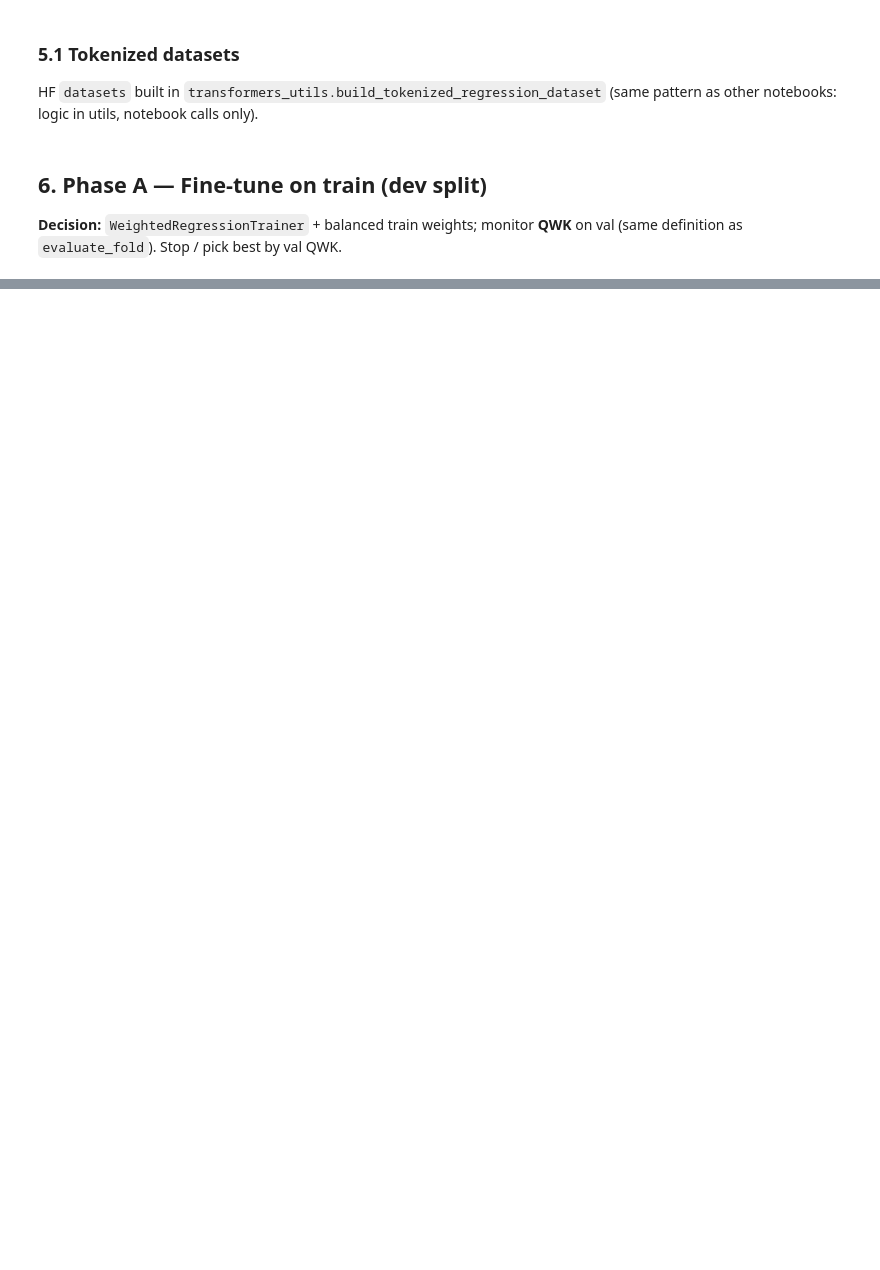
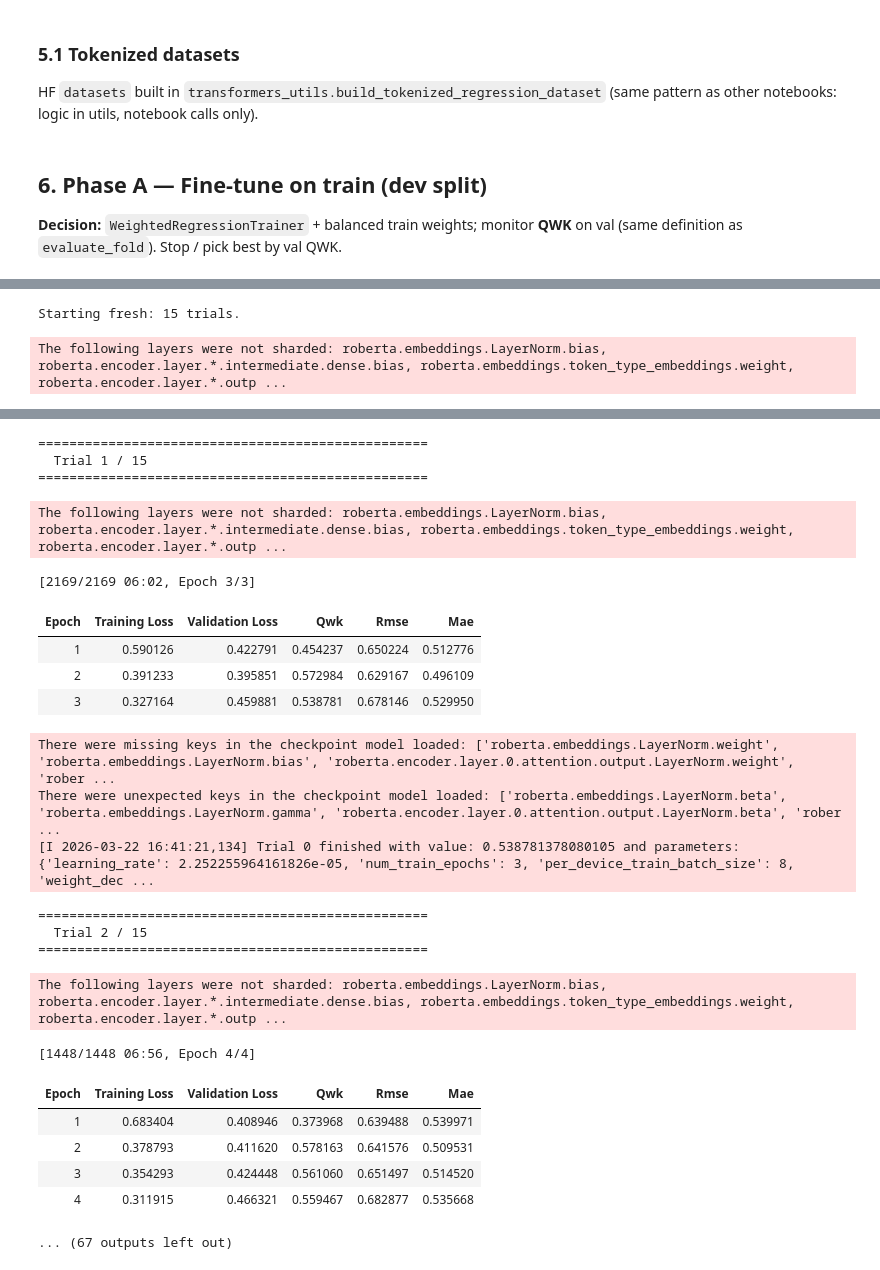
Before and after one commit to Noa-Gilad/Vocabulary-Level-Prediction, a Jupyter notebook: BERT_comparison.ipynb, the cells around one changed output, grey strips where cells are left out. Drawn from its saved outputs; the diff is of its cells as text; code cells hidden in the pictures; blank space fills up the shorter version.

```diff
--- a/BERT_comparison.ipynb
+++ b/BERT_comparison.ipynb
@@ -172,0 +230,54 @@ trainer_dev.train()
+# %%
+N_TRIALS = 15
+STUDY_NAME = "roberta_vocab_level"
+OPTUNA_STORAGE = "sqlite:///optuna_roberta.db"
+
+# Resume support: skip trials already persisted in the SQLite database.
+completed_trials = get_completed_optuna_trial_count(OPTUNA_STORAGE, STUDY_NAME)
+remaining_trials = max(0, N_TRIALS - completed_trials)
+
+if completed_trials > 0:
+    print(f"Resuming: {completed_trials} / {N_TRIALS} trials already done, {remaining_trials} remaining.")
+else:
+    print(f"Starting fresh: {N_TRIALS} trials.")
+
+model_init = build_model_init_fn(MODEL_NAME, n_trials=N_TRIALS, suppress_load_report=True)
+optuna_hp_space = build_optuna_hp_space_fn()
+compute_objective = build_compute_objective_fn(metric_key="eval_qwk")
+
+if remaining_trials > 0:
+    # Trainer for HP search: model=None, model_init rebuilds a fresh model each trial.
+    trainer_search = WeightedRegressionTrainer(
+        model=None,
+        model_init=model_init,
+        args=training_args_dev,
+        train_dataset=ds_train_dev,
+        eval_dataset=ds_val,
+        processing_class=tokenizer,
+        data_collator=data_collator,
+        compute_metrics=compute_metrics,
+    )
+
+    best_trial = trainer_search.hyperparameter_search(
+        direction="maximize",
+        backend="optuna",
+        hp_space=optuna_hp_space,
+        n_trials=remaining_trials,
+        compute_objective=compute_objective,
+        # kwargs forwarded to optuna.create_study for checkpoint / resume / pruning.
+        storage=OPTUNA_STORAGE,
+        study_name=STUDY_NAME,
+        load_if_exists=True,
+        pruner=optuna.pruners.MedianPruner(n_startup_trials=3, n_warmup_steps=1),
+    )
+else:
+    # All trials already done — load the study and reconstruct the BestRun.
+    study = optuna.load_study(study_name=STUDY_NAME, storage=OPTUNA_STORAGE)
+    bt = study.best_trial
+    best_trial = BestRun(str(bt.number), bt.value, bt.params)
+
+print(f"\nBest val QWK: {best_trial.objective:.4f}")
+print(f"Best hyperparameters: {best_trial.hyperparameters}")
+# %% [output]
+Starting fresh: 15 trials.
+The following layers were not sharded: roberta.embeddings.LayerNorm.bias, roberta.encoder.layer.*.intermediate.dense.bias, roberta.embeddings.token_type_embeddings.weight, roberta.encoder.layer.*.outp ...
@@ -173 +285,24 @@ trainer_dev.train()
+==================================================
+  Trial 1 / 15
+==================================================
+The following layers were not sharded: roberta.embeddings.LayerNorm.bias, roberta.encoder.layer.*.intermediate.dense.bias, roberta.embeddings.token_type_embeddings.weight, roberta.encoder.layer.*.outp ...
+[2169/2169 06:02, Epoch 3/3]
+| Epoch | Training Loss | Validation Loss | Qwk | Rmse | Mae |
+| 1 | 0.590126 | 0.422791 | 0.454237 | 0.650224 | 0.512776 |
+| 2 | 0.391233 | 0.395851 | 0.572984 | 0.629167 | 0.496109 |
+| 3 | 0.327164 | 0.459881 | 0.538781 | 0.678146 | 0.529950 |
+There were missing keys in the checkpoint model loaded: ['roberta.embeddings.LayerNorm.weight', 'roberta.embeddings.LayerNorm.bias', 'roberta.encoder.layer.0.attention.output.LayerNorm.weight', 'rober ...
+There were unexpected keys in the checkpoint model loaded: ['roberta.embeddings.LayerNorm.beta', 'roberta.embeddings.LayerNorm.gamma', 'roberta.encoder.layer.0.attention.output.LayerNorm.beta', 'rober ...
+[I 2026-03-22 16:41:21,134] Trial 0 finished with value: 0.538781378080105 and parameters: {'learning_rate': 2.252255964161826e-05, 'num_train_epochs': 3, 'per_device_train_batch_size': 8, 'weight_dec ...
+==================================================
+  Trial 2 / 15
+==================================================
+The following layers were not sharded: roberta.embeddings.LayerNorm.bias, roberta.encoder.layer.*.intermediate.dense.bias, roberta.embeddings.token_type_embeddings.weight, roberta.encoder.layer.*.outp ...
+[1448/1448 06:56, Epoch 4/4]
+| Epoch | Training Loss | Validation Loss | Qwk | Rmse | Mae |
+| 1 | 0.683404 | 0.408946 | 0.373968 | 0.639488 | 0.539971 |
+| 2 | 0.378793 | 0.411620 | 0.578163 | 0.641576 | 0.509531 |
+| 3 | 0.354293 | 0.424448 | 0.561060 | 0.651497 | 0.514520 |
+| 4 | 0.311915 | 0.466321 | 0.559467 | 0.682877 | 0.535668 |
+... (67 outputs left out)
 # %% [markdown]
```
Also changed, not shown: parts of 18 cells of this notebook, 2 other files.
